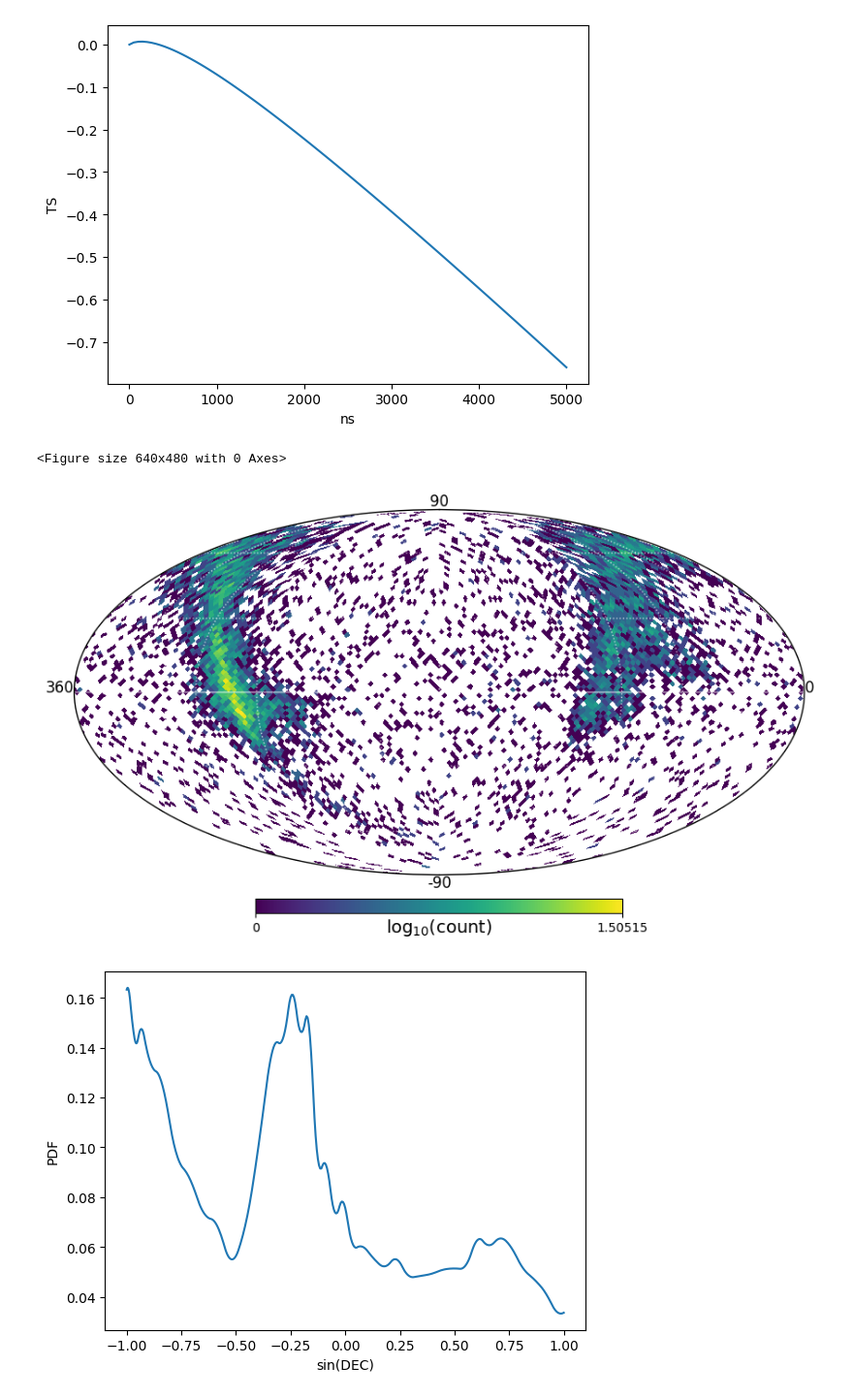
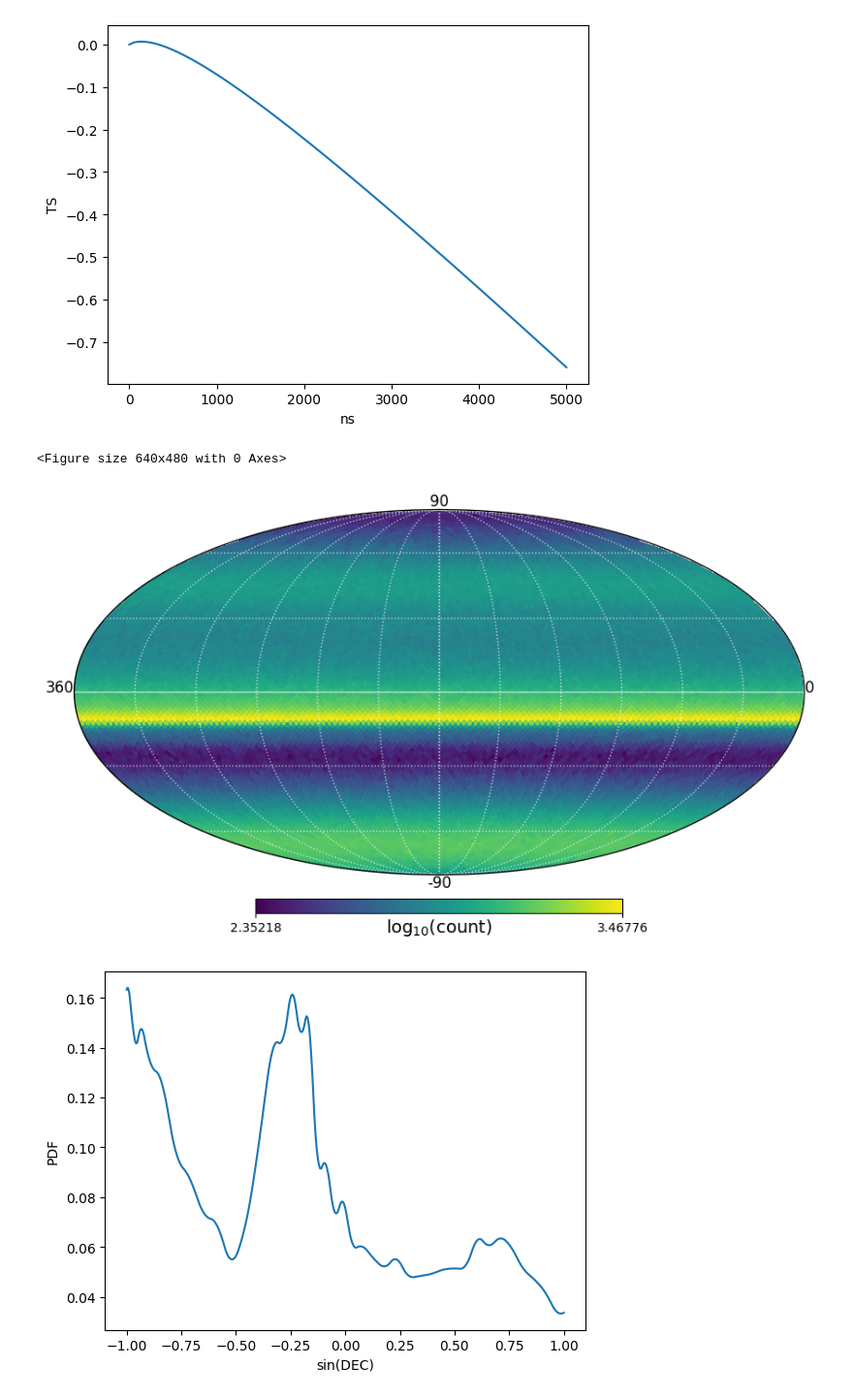
Before and after one commit to MACampana/BinnedTracks, a Jupyter notebook: NEW_BinnedAnalysis.ipynb, the cells around one changed output. Shown: that part at 97% size. Saved outputs shown, nothing was run; the diff lists cells and outputs as text; code cells hidden in the pictures.

```diff
--- a/NEW_BinnedAnalysis.ipynb
+++ b/NEW_BinnedAnalysis.ipynb
@@ -1983,20 +2034,20 @@ for b in range(len(bin_chilln.inj_bins)):
 # %%
 plt.figure(facecolor='w')
 
-x = np.sum(a, axis=0)
+x = bin_chilln.binned_data[20]
 
 coord='C'
 hp.mollview(np.log10(x), unit=r'$\log_{10}($count$)$', rot=(180,0,0))#, min=-3, max=1)#, cmap='nipy_spectral')
 hp.projtext(0,0,'90', size='large', ha='center', va='bottom', coord=coord)#, rot=rot)
 hp.projtext(np.pi/2,2.0*np.pi - .001,'360', size='large', ha='right', coord=coord)#, rot=rot)
 hp.projtext(np.pi/2,0,'0', size='large', ha='left', coord=coord)#, rot=rot)
 hp.projtext(np.pi,0,'-90', size='large', ha='center', va='top', coord=coord)#, rot=rot)
 hp.graticule(30, color='w', alpha=0.7)
 plt.title('', pad=25)
 plt.show()
 # %% [output]
 <Figure size 640x480 with 0 Axes>
-[figure, old version]
+[figure, new version]
 # %%
 x = np.sin(np.unique(bin_chilln.bin_decs))
 plt.plot(x, bin_chilln.get_acc_from_spline(x, acc='bg'))
```
Also changed, not shown: parts of 3 cells of this notebook.
